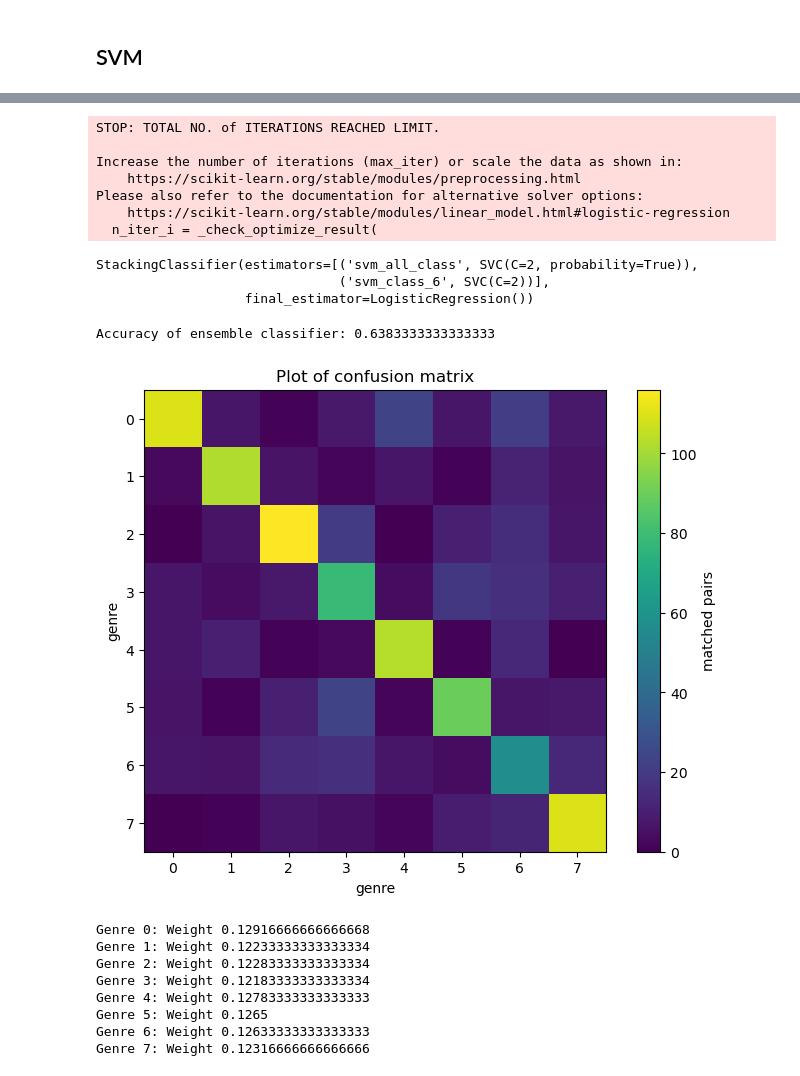
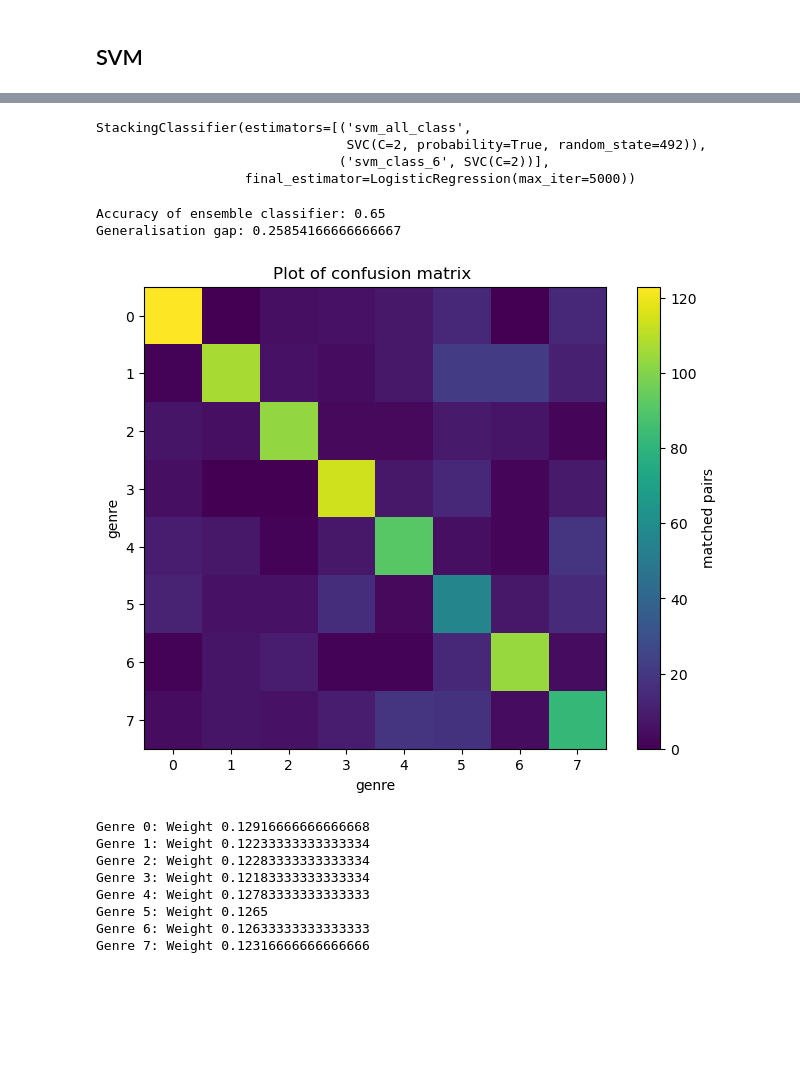
Before and after one commit to Daniel-Lin-S/SML_practical, a Jupyter notebook: AssessedPracticalSamplePythonCode.ipynb, the cells around one changed output, grey strips where cells are left out. Saved outputs shown, nothing was run; the diff lists cells and outputs as text; code cells hidden in the pictures; blank space fills up the shorter version.

Commit message:
Modified SVM and ensemble

```diff
--- a/AssessedPracticalSamplePythonCode.ipynb
+++ b/AssessedPracticalSamplePythonCode.ipynb
@@ -61,12 +60,12 @@ X_test_scaled = scaler.transform(X_test)
 # %%
 from sklearn.metrics import accuracy_score, confusion_matrix
 
-def plot_confusion(y_pred, y_test):
+def plot_confusion(y_pred, y_test, title=''):
     """ Plot the confusion matrix """
     plt.figure(figsize=(8, 6))
     plt.imshow(confusion_matrix(y_pred, y_test), cmap='viridis', interpolation='nearest')
     plt.colorbar(label='matched pairs')
-    plt.title('Plot of confusion matrix')
+    plt.title(f'Plot of confusion matrix {title}')
     plt.xlabel('genre')
     plt.ylabel('genre')
     plt.show()
@@ -94,40 +138,41 @@ plot_confusion(y_test, y_pred)
+# %%
+worst_class = np.argmin(np.diag(confusion_matrix(y_pred, y_test)))
 # %%
 ## boost accuracy of class 6 using a binary SVM focusing on class 6
 from sklearn.ensemble import VotingClassifier, StackingClassifier
 from sklearn.linear_model import LogisticRegression
 
-# model_class6 = SVC(kernel='rbf', probability=True)
-model_class6 = SVC(kernel='rbf', C=2, gamma='scale')
-weights_6 = 0.5 * np.ones(y_train.shape[0])
-weights_6[y_train == 6] = 1.5 # increase weights of samples in class 6
-model_class6.fit(X_train_scaled, y_train, sample_weight=weights_6)
+model_focused = SVC(kernel='rbf', C=2, gamma='scale')
+weight_scale = 3 # the worst class gets weight_scale^2 times higher focus
+weights = np.ones(y_train.shape[0]) / weight_scale
+weights[y_train == worst_class] = weight_scale
+model_focused.fit(X_train_reduced, y_train, sample_weight=weights)
 
 ensemble_classifier = StackingClassifier(estimators=[
-    ('svm_all_class', SVM),
-    ('svm_class_6', model_class6)
-], final_estimator=LogisticRegression())
+    ('svm_all_class', svm),
+    ('svm_class_6', model_focused)
+], final_estimator=LogisticRegression(max_iter=5000))
 
-ensemble_classifier.fit(X_train_scaled, y_train)
+ensemble_classifier.fit(X_train_reduced, y_train)
 # %% [output]
-STOP: TOTAL NO. of ITERATIONS REACHED LIMIT.
-
-Increase the number of iterations (max_iter) or scale the data as shown in:
-    https://scikit-learn.org/stable/modules/preprocessing.html
-Please also refer to the documentation for alternative solver options:
-    https://scikit-learn.org/stable/modules/linear_model.html#logistic-regression
-  n_iter_i = _check_optimize_result(
+StackingClassifier(estimators=[('svm_all_class',
+                                SVC(C=2, probability=True, random_state=492)),
+                               ('svm_class_6', SVC(C=2))],
+                   final_estimator=LogisticRegression(max_iter=5000))
-StackingClassifier(estimators=[('svm_all_class', SVC(C=2, probability=True)),
-                               ('svm_class_6', SVC(C=2))],
-                   final_estimator=LogisticRegression())
 # %%
-y_pred_ensemble = ensemble_classifier.predict(X_test_scaled)
+y_pred_ensemble = ensemble_classifier.predict(X_test_reduced)
 accuracy_ensemble = accuracy_score(y_test, y_pred_ensemble)
 print("Accuracy of ensemble classifier:", accuracy_ensemble)
 
+y_train_pred_ensemble = ensemble_classifier.predict(X_train_reduced)
+accuracy_train_ensemble = accuracy_score(y_train, y_train_pred_ensemble)
+print("Generalisation gap:", accuracy_train_ensemble - accuracy_ensemble)
+
 plot_confusion(y_pred_ensemble, y_test)
 # %% [output]
-Accuracy of ensemble classifier: 0.6383333333333333
+Accuracy of ensemble classifier: 0.65
+Generalisation gap: 0.25854166666666667
-[figure, old version]
+[figure, new version]
 # %%
 ### check class weights ###
 
```
Also changed, not shown: parts of 4 cells of this notebook.
